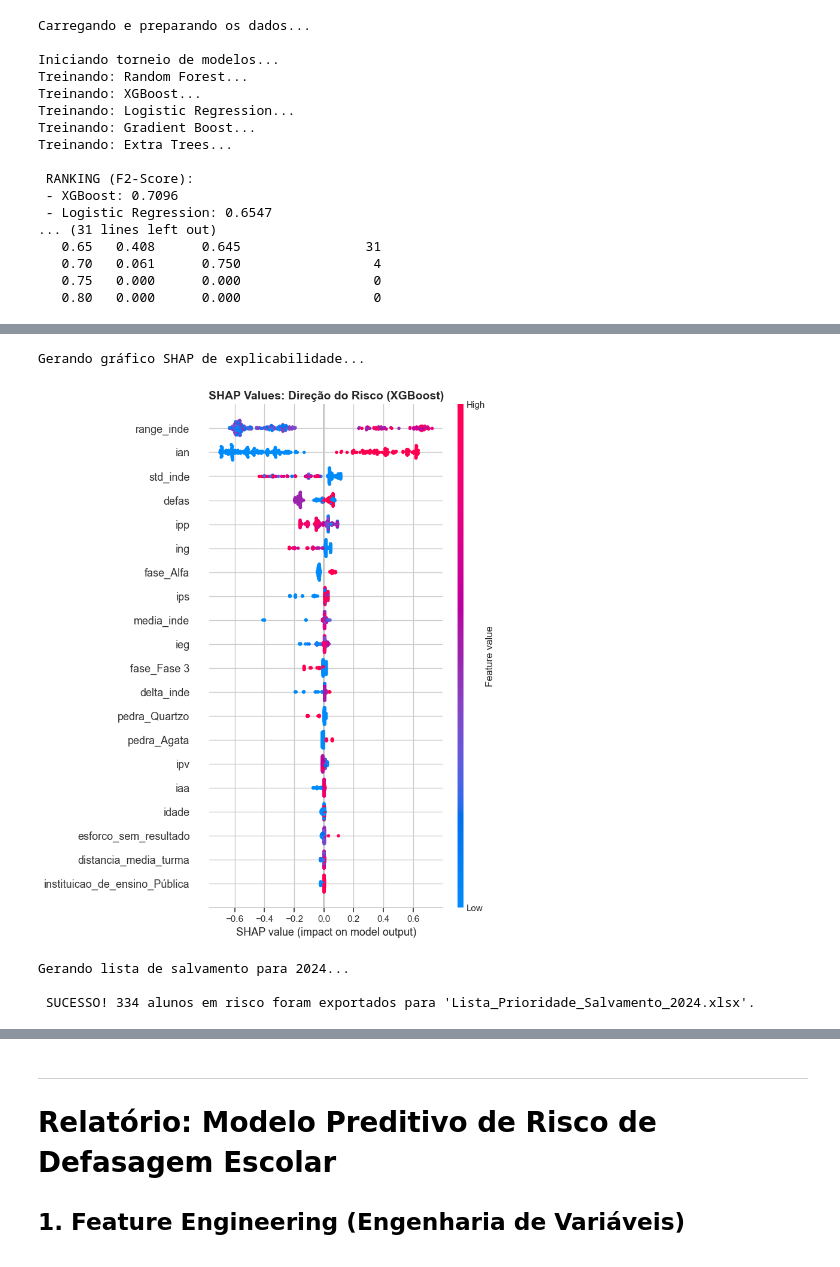
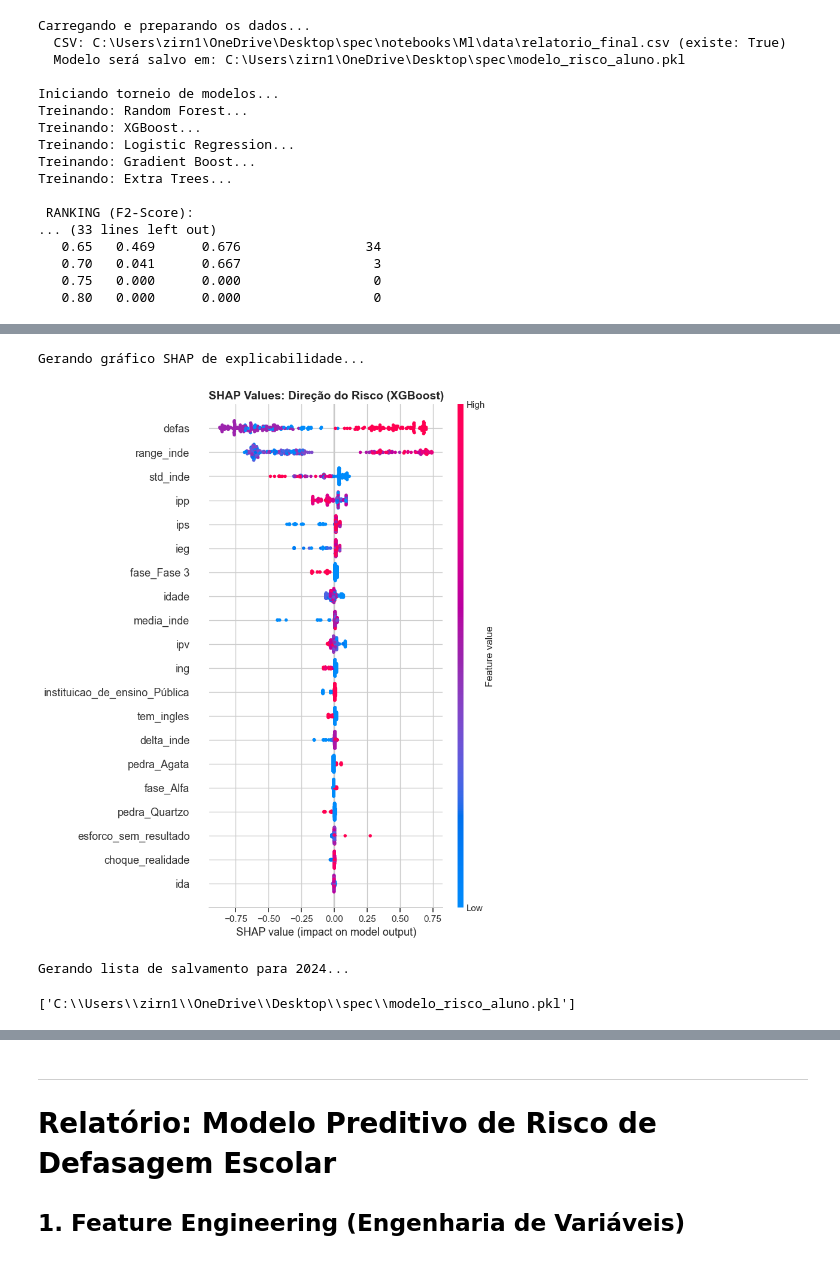
Before and after one commit to J034ll4n/theo-educational-analytics-assistant, a Jupyter notebook: notebooks/Ml/ML_Passos_Magicos.ipynb, the cells around one changed output, grey strips where cells are left out. Cells and saved outputs as stored; diff of their text form; code cells hidden in the pictures.

```diff
--- a/notebooks/Ml/ML_Passos_Magicos.ipynb
+++ b/notebooks/Ml/ML_Passos_Magicos.ipynb
@@ -121,14 +121,21 @@ mapa_pedras = {
 df_ml['pedra_num'] = df_ml['pedra'].map(mapa_pedras).fillna(0)
 df_ml['mudanca_pedra'] = grp['pedra_num'].diff().fillna(0)
 
+# ==========================================
+# CORREÇÃO: Transformar data_nasc em idade
+# ==========================================
+df_ml['data_nasc'] = pd.to_datetime(df_ml['data_nasc'], errors='coerce')
+df_ml['idade'] = df_ml['ano_referencia'] - df_ml['data_nasc'].dt.year
+
 
 # 2. PREPARAÇÃO DOS DADOS
 
+# NOTA: 'data_nasc' foi substituído por 'idade'
 features_num = [
-    'idade', 'iaa', 'ieg', 'ips', 'ida', 'ipp', 'ipv', 'ian',
-    'mat', 'por', 'ing', 'defas', 'delta_inde', 'delta_ian',
+    'idade', 'iaa', 'ieg', 'ips', 'ida', 'ipp', 'ipv',
+    'mat', 'por', 'ing', 'defas', 'delta_inde',
     'std_inde', 'media_inde', 'tendencia_inde', 'queda_acumulada_inde', 'range_inde',
-    'distancia_media_turma', 'choque_realidade', 'esforco_sem_resultado', 'mudanca_pedra'
+    'distancia_media_turma', 'choque_realidade', 'esforco_sem_resultado', 'mudanca_pedra', 'tem_ingles'
 ]
 features_cat = ['fase', 'genero', 'instituicao_de_ensino', 'pedra']
 
@@ -359,8 +366,8 @@ base_2024['Probabilidade_Risco_Valor'] = (prob_2024 * 100).round(1)
 planilha = base_2024[base_2024['Probabilidade_Risco_Valor'] >= (best_limiar * 100)]
 
 colunas_exportacao = [
-    'ra', 'nome', 'fase', 'instituicao_de_ensino',
-    'inde', 'ian', 'Probabilidade_Risco_Valor'
+   'ra', 'nome', 'fase', 'instituicao_de_ensino',
+   'inde', 'ian', 'Probabilidade_Risco_Valor'
 ]
 
 planilha = planilha[colunas_exportacao].sort_values(by='Probabilidade_Risco_Valor', ascending=False)
@@ -368,10 +375,10 @@ planilha.to_excel('Lista_Prioridade_Salvamento_2024.xlsx', index=False)
 
 # Mesmo caminho que `passos_magico.ml.inference.PRIMARY_MODEL_PATH` (raiz do projeto)
 joblib.dump(melhor_modelo, MODEL_PATH)
-
-print(f"\n SUCESSO! {len(planilha)} alunos em risco foram exportados para 'Lista_Prioridade_Salvamento_2024.xlsx'.")
 # %% [output]
 Carregando e preparando os dados...
+  CSV: C:\Users\zirn1\OneDrive\Desktop\spec\notebooks\Ml\data\relatorio_final.csv (existe: True)
+  Modelo será salvo em: C:\Users\zirn1\OneDrive\Desktop\spec\modelo_risco_aluno.pkl
 
 Iniciando torneio de modelos...
 Treinando: Random Forest...
@@ -381,10 +388,8 @@ Treinando: Gradient Boost...
 Treinando: Extra Trees...
 
  RANKING (F2-Score):
- - XGBoost: 0.7096
- - Logistic Regression: 0.6547
-... (31 lines left out)
-   0.65   0.408      0.645                31
-   0.70   0.061      0.750                 4
+... (33 lines left out)
+   0.65   0.469      0.676                34
+   0.70   0.041      0.667                 3
    0.75   0.000      0.000                 0
    0.80   0.000      0.000                 0
@@ -392,8 +397,7 @@ Treinando: Extra Trees...
 Gerando gráfico SHAP de explicabilidade...
-[figure, old version]
+[figure, new version]
 Gerando lista de salvamento para 2024...
-
- SUCESSO! 334 alunos em risco foram exportados para 'Lista_Prioridade_Salvamento_2024.xlsx'.
+['C:\\Users\\zirn1\\OneDrive\\Desktop\\spec\\modelo_risco_aluno.pkl']
 # %%
 import matplotlib.pyplot as plt
 import seaborn as sns
```
Also changed, not shown: parts of 4 cells of this notebook, 17 other files.
